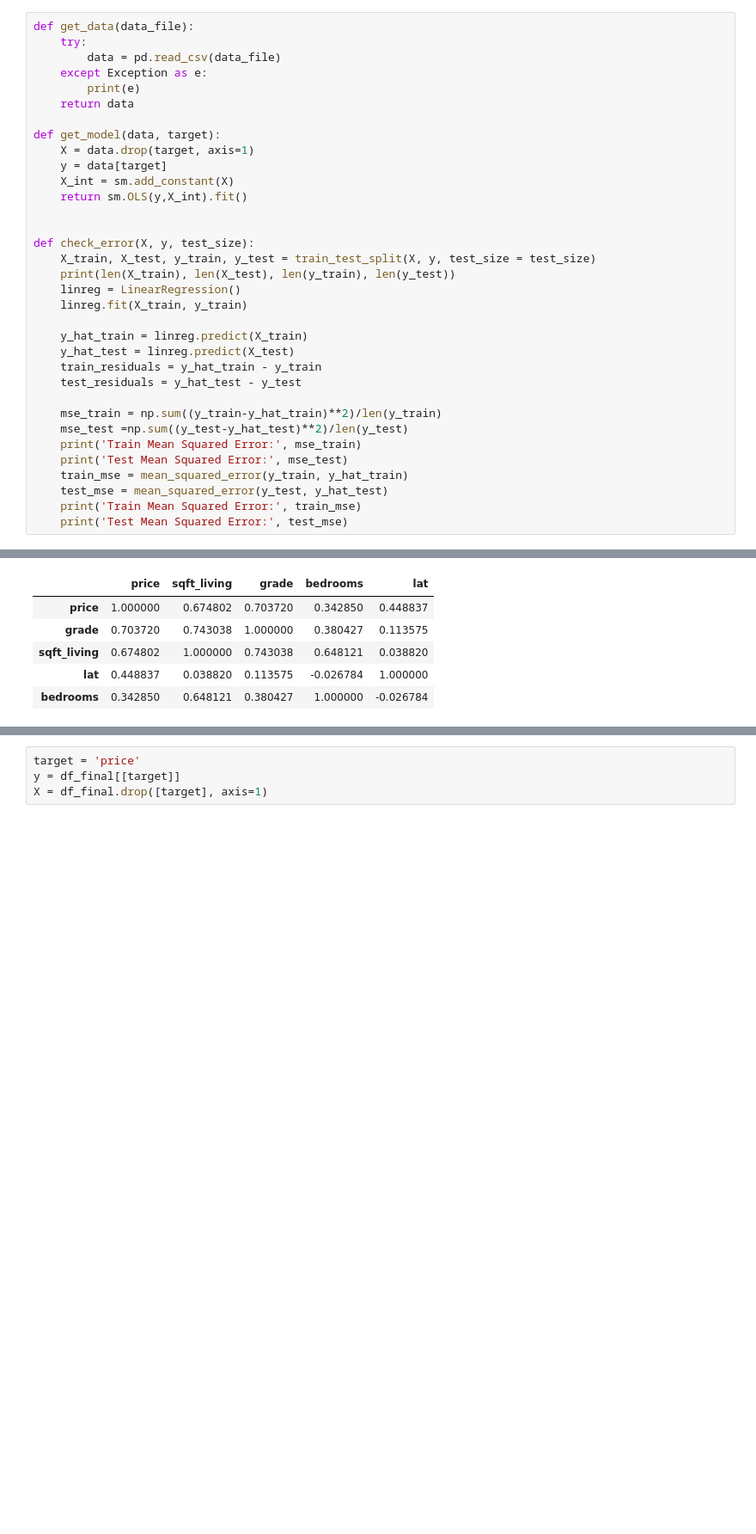
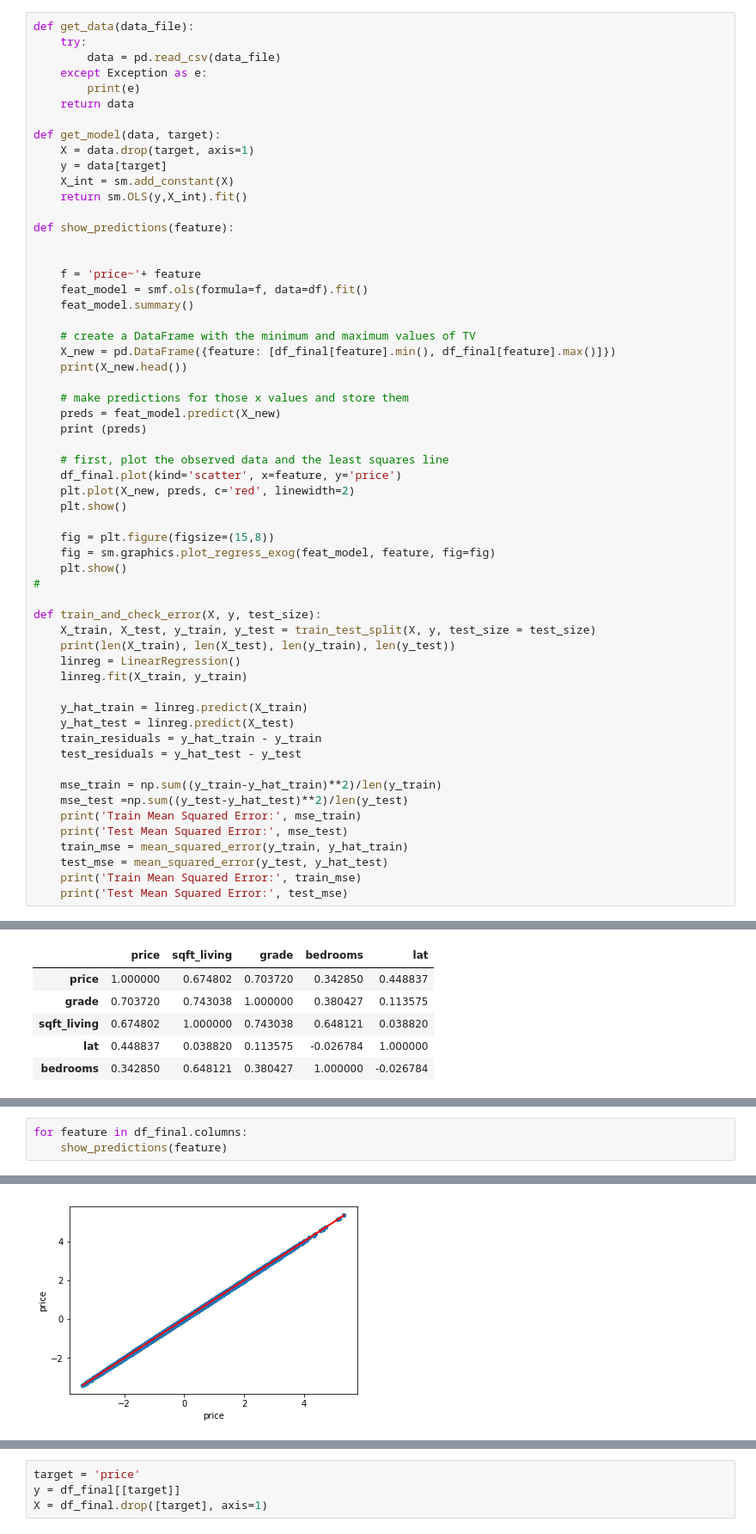
Before and after one commit to davidhaase/dsc-v2-mod1-final-project-nyc-ds-career-042219, a Jupyter notebook: index_dhaase.ipynb, the cells around one changed output, grey strips where cells are left out. Shown at 86% size. Drawn from its saved outputs; the diff is of its cells as text; blank space fills up the shorter version.

```diff
--- a/index_dhaase.ipynb
+++ b/index_dhaase.ipynb
@@ -35,8 +37,32 @@ def get_model(data, target):
     X_int = sm.add_constant(X)
     return sm.OLS(y,X_int).fit()
 
+def show_predictions(feature):
 
-def check_error(X, y, test_size):
+
+    f = 'price~'+ feature
+    feat_model = smf.ols(formula=f, data=df).fit()
+    feat_model.summary()
+
+    # create a DataFrame with the minimum and maximum values of TV
+    X_new = pd.DataFrame({feature: [df_final[feature].min(), df_final[feature].max()]})
+    print(X_new.head())
+
+    # make predictions for those x values and store them
+    preds = feat_model.predict(X_new)
+    print (preds)
+
+    # first, plot the observed data and the least squares line
+    df_final.plot(kind='scatter', x=feature, y='price')
+    plt.plot(X_new, preds, c='red', linewidth=2)
+    plt.show()
+
+    fig = plt.figure(figsize=(15,8))
+    fig = sm.graphics.plot_regress_exog(feat_model, feature, fig=fig)
+    plt.show()
+#
+
+def train_and_check_error(X, y, test_size):
     X_train, X_test, y_train, y_test = train_test_split(X, y, test_size = test_size)
     print(len(X_train), len(X_test), len(y_train), len(y_test))
     linreg = LinearRegression()
@@ -572,0 +614,4 @@ strong multicollinearity or other numerical problems.
+# %%
+for feature in df_final.columns:
+    show_predictions(feature)
+# %% [output]
@@ -572,0 +624 @@ strong multicollinearity or other numerical problems.
+[figure, added]
```
Also changed, not shown: parts of 21 cells of this notebook, 5 other files.
